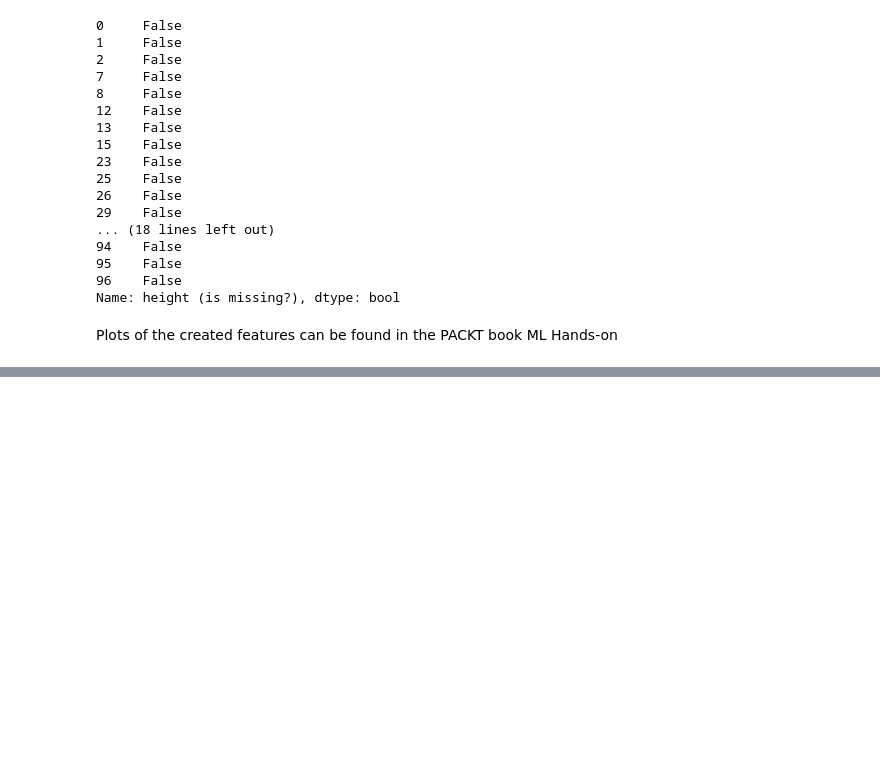
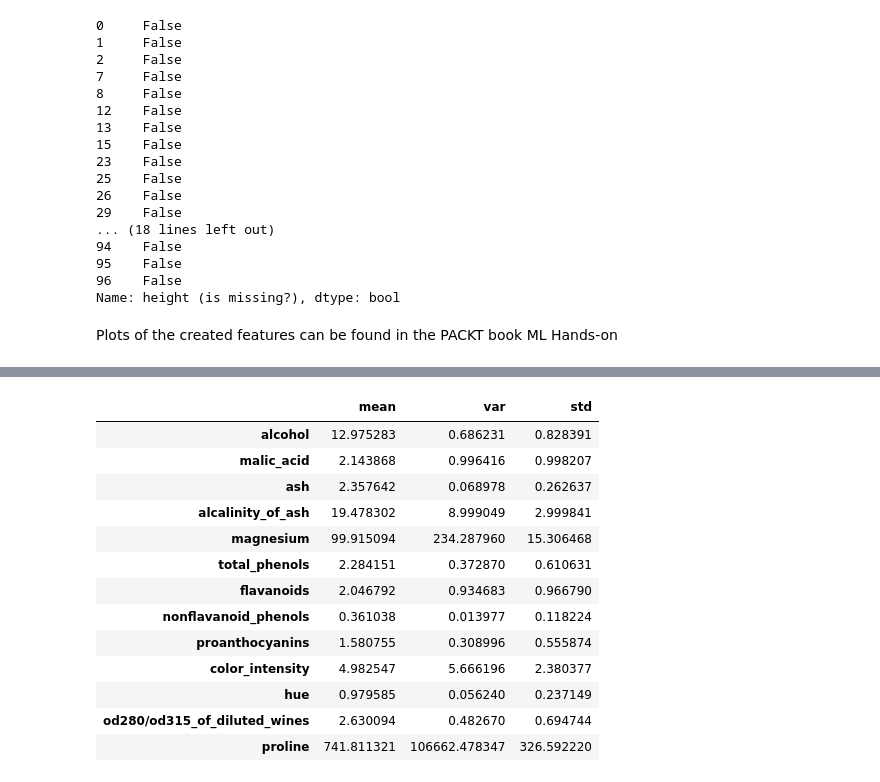
Before and after one commit to Biber76/MachineLearning, a Jupyter notebook: PreparingTheData.ipynb, the cells around one changed output, grey strips where cells are left out. Saved outputs shown, nothing was run; the diff lists cells and outputs as text; code cells hidden in the pictures; blank space fills up the shorter version.

```diff
--- a/PreparingTheData.ipynb
+++ b/PreparingTheData.ipynb
@@ -168,0 +466,20 @@ Plots of the created features can be found in the PACKT book ML Hands-on
+# %%
+# Coefficient of variation
+
+df_variances = x_train.apply([np.mean, np.var, np.std]).T
+df_variances
+# %% [output]
+|  | mean | var | std |
+| alcohol | 12.975283 | 0.686231 | 0.828391 |
+| malic_acid | 2.143868 | 0.996416 | 0.998207 |
+| ash | 2.357642 | 0.068978 | 0.262637 |
+| alcalinity_of_ash | 19.478302 | 8.999049 | 2.999841 |
+| magnesium | 99.915094 | 234.287960 | 15.306468 |
+| total_phenols | 2.284151 | 0.372870 | 0.610631 |
+| flavanoids | 2.046792 | 0.934683 | 0.966790 |
+| nonflavanoid_phenols | 0.361038 | 0.013977 | 0.118224 |
+| proanthocyanins | 1.580755 | 0.308996 | 0.555874 |
+| color_intensity | 4.982547 | 5.666196 | 2.380377 |
+| hue | 0.979585 | 0.056240 | 0.237149 |
+| od280/od315_of_diluted_wines | 2.630094 | 0.482670 | 0.694744 |
+| proline | 741.811321 | 106662.478347 | 326.592220 |
```
Also changed, not shown: parts of 50 cells of this notebook.
